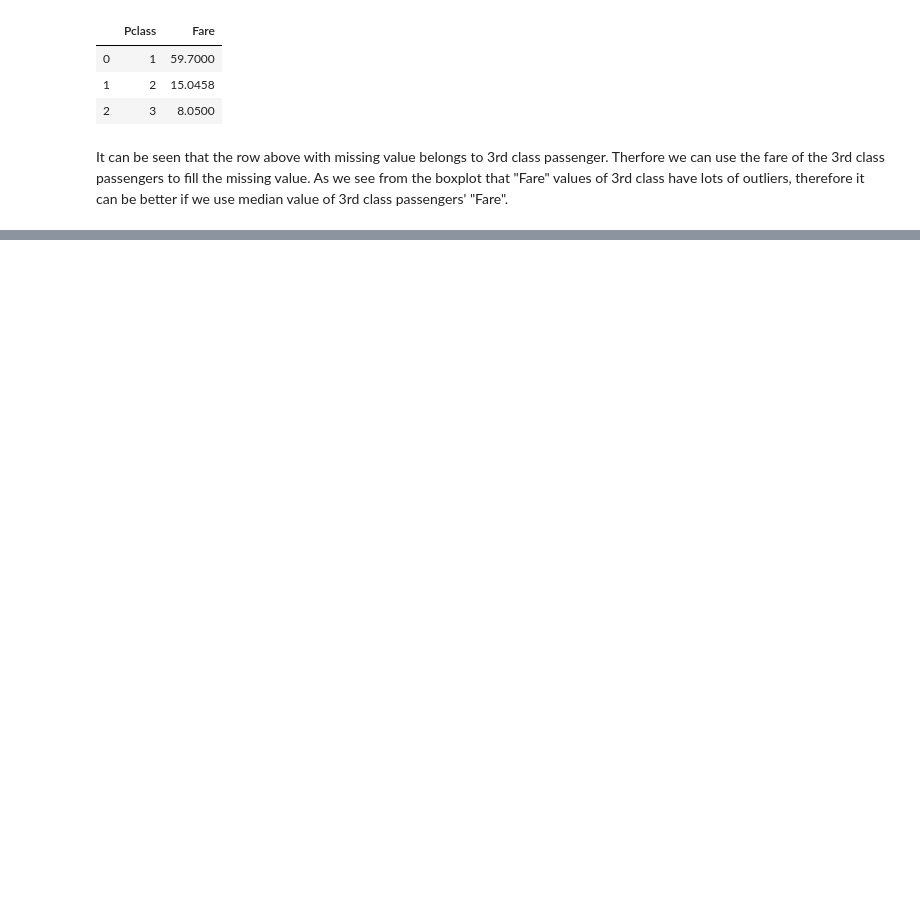
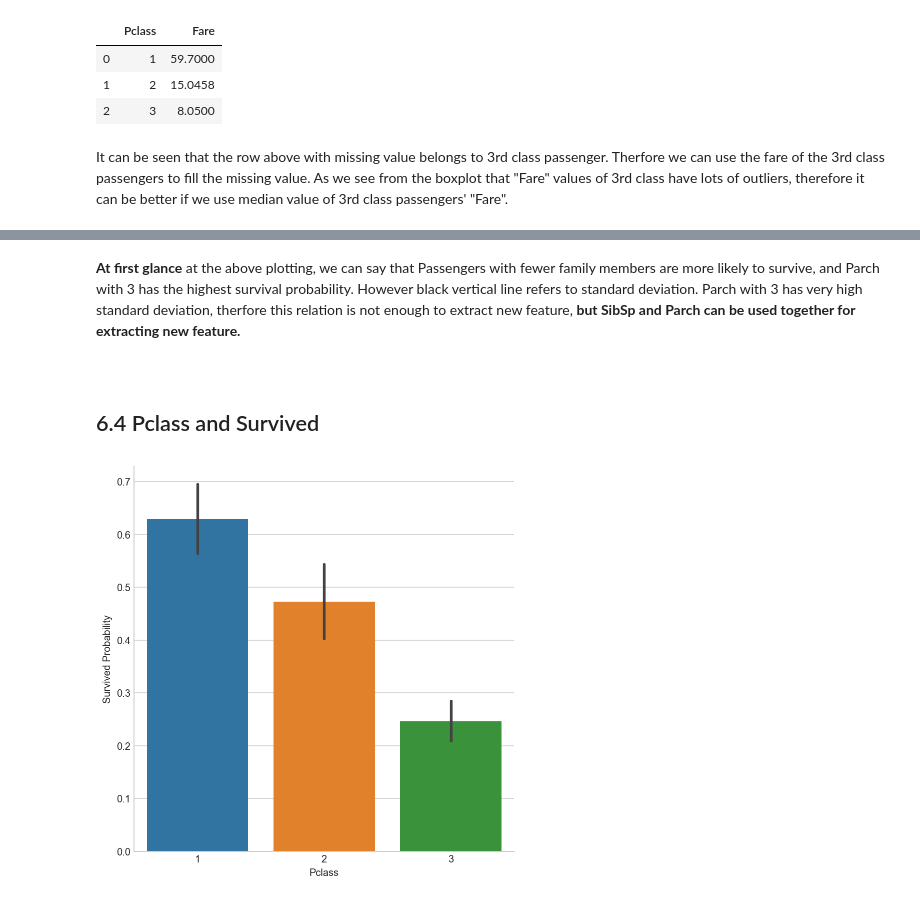
Before and after one commit to muhammet-cakmak/Ensembling_Project, a Jupyter notebook: Kaggle_titanic_set.ipynb, the cells around one changed output, grey strips where cells are left out. Saved outputs shown, nothing was run; the diff lists cells and outputs as text; code cells hidden in the pictures; blank space fills up the shorter version.

```diff
--- a/Kaggle_titanic_set.ipynb
+++ b/Kaggle_titanic_set.ipynb
@@ -499,0 +553,11 @@ df_new_train["Fare"] = df_new_train["Fare"].fillna(df_new_train[["Pclass","Fare"
+# %% [markdown]
+**At first glance** at the above plotting,  we can say that Passengers with fewer family members are more likely to survive, and Parch with 3 has the highest survival probability. However black vertical line refers to standard deviation. Parch with 3 has very high standard deviation, therfore this relation is not enough to extract new feature, **but SibSp and Parch can be used together for extracting new feature.**
+# %% [markdown]
+<a id = '17'></a><br>
+## 6.4 Pclass and Survived
+# %%
+g= sns.factorplot(x = "Pclass", y = "Survived", data = df_new_train, kind = "bar", size = 6)
+g.set_ylabels("Survived Probability")
+plt.show()
+# %% [output]
+[figure, added]
```
Also changed, not shown: parts of 37 cells of this notebook.
